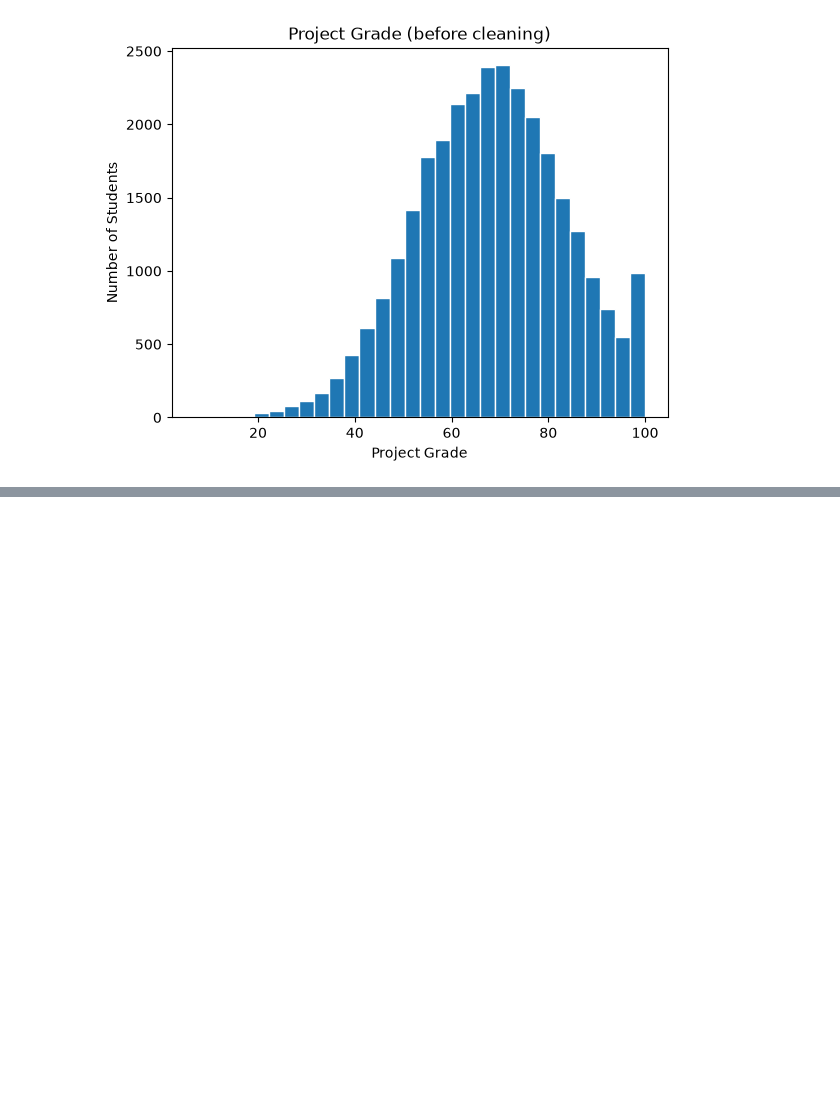
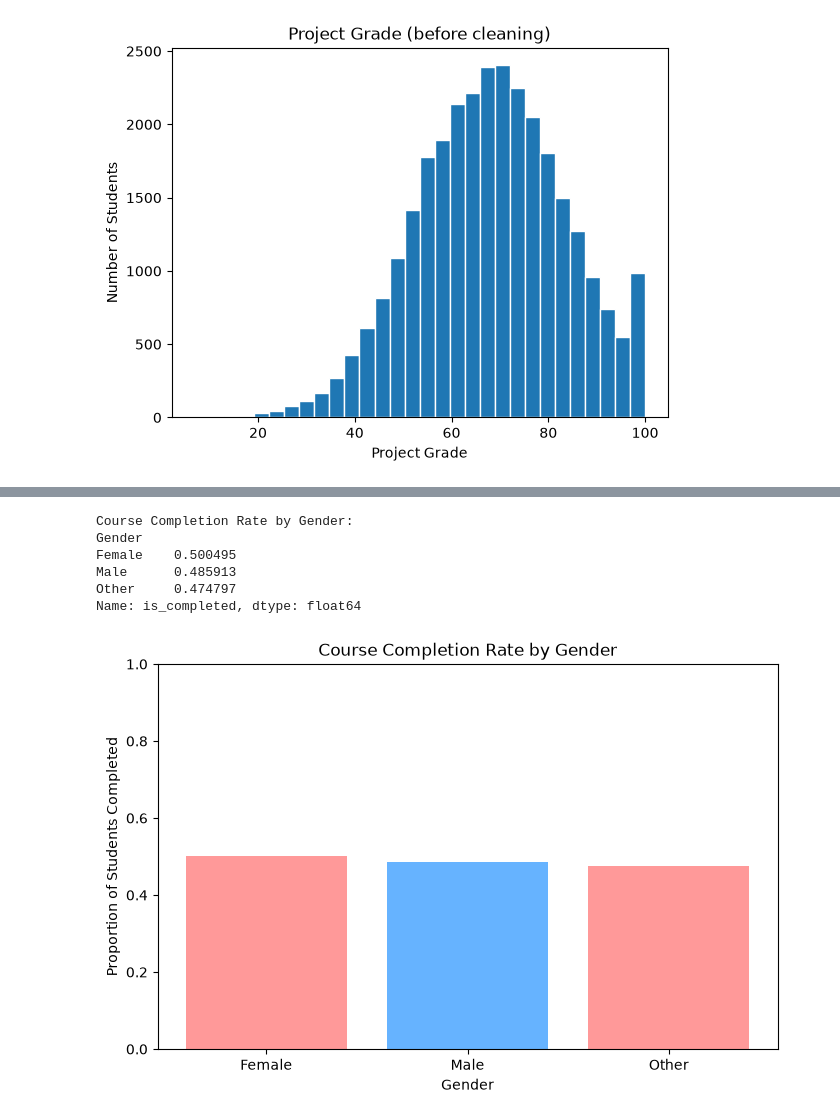
Before and after one commit to adithya-blip111/data_ai_project, a Jupyter notebook: src/data_ai_project.ipynb, the cells around one changed output, grey strips where cells are left out. Saved outputs shown, nothing was run; the diff lists cells and outputs as text; code cells hidden in the pictures; blank space fills up the shorter version.

```diff
--- a/src/data_ai_project.ipynb
+++ b/src/data_ai_project.ipynb
@@ -1970,0 +1196,30 @@ print(data_dictionary.to_string(index=False))
+# %%
+# Create a temporary copy to safely convert the categorical target variable
+df_analysis = df_etl_clean.copy()
+
+# Convert the string target 'Completed' into a binary 1/0 indicator variable
+df_analysis["is_completed"] = (df_analysis["Completed"] == "Completed").astype(int)
+
+# Group by Gender and calculate the average completion rate
+rate = df_analysis.groupby("Gender", observed=False)["is_completed"].mean()
+print("Course Completion Rate by Gender:")
+print(rate)
+
+# Plotting the aggregation results
+plt.figure(figsize=(8, 5))
+plt.bar(rate.index, rate.values, color=['#ff9999', '#66b3ff'])
+
+# Setting explicit graph metadata
+plt.xlabel("Gender")
+plt.ylabel("Proportion of Students Completed")
+plt.title("Course Completion Rate by Gender")
+plt.ylim(0, 1.0)  # Caps the proportion axis up to 100% for clean readability
+plt.show()
+# %% [output]
+Course Completion Rate by Gender:
+Gender
+Female    0.500495
+Male      0.485913
+Other     0.474797
+Name: is_completed, dtype: float64
+[figure, added]
```
Also changed, not shown: parts of 93 cells of this notebook, 3 other files.
